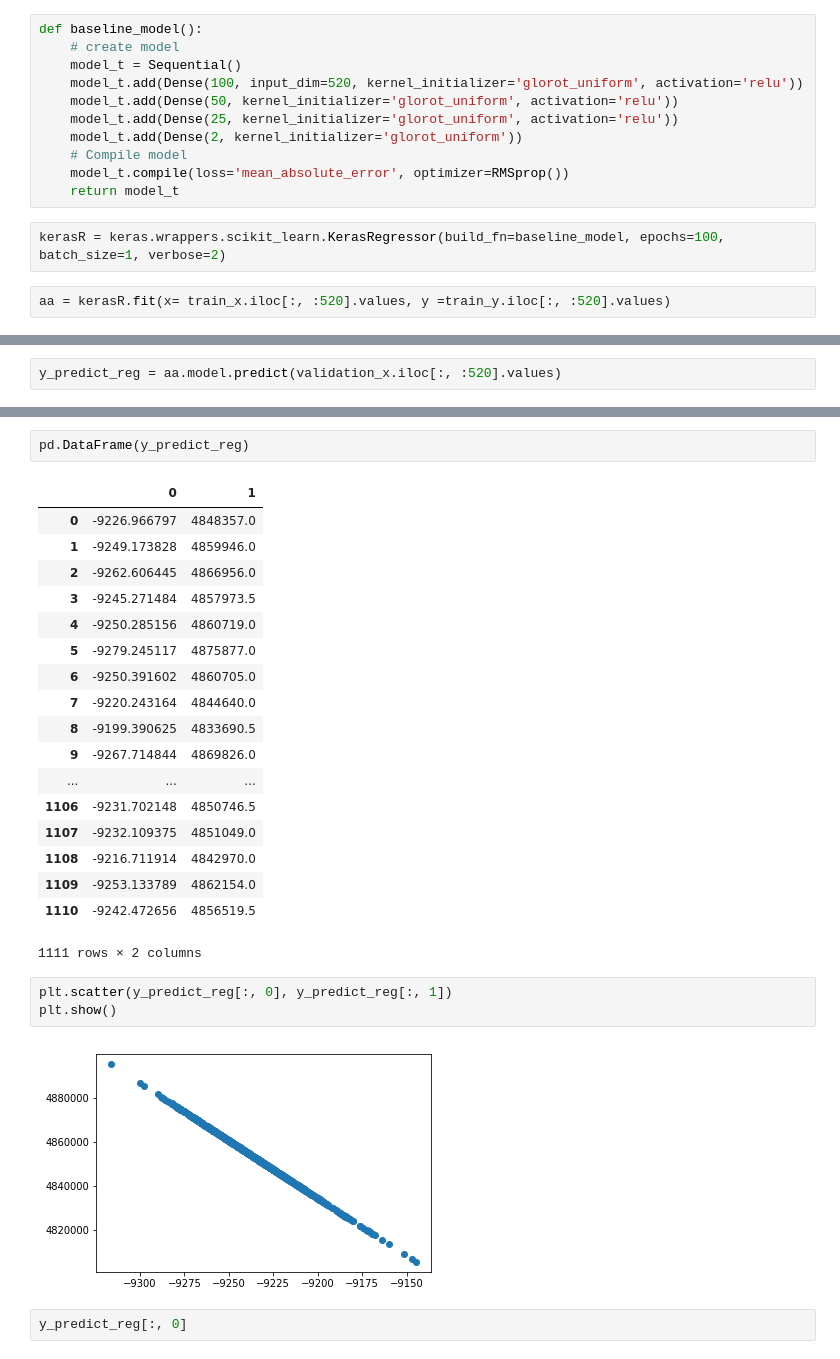
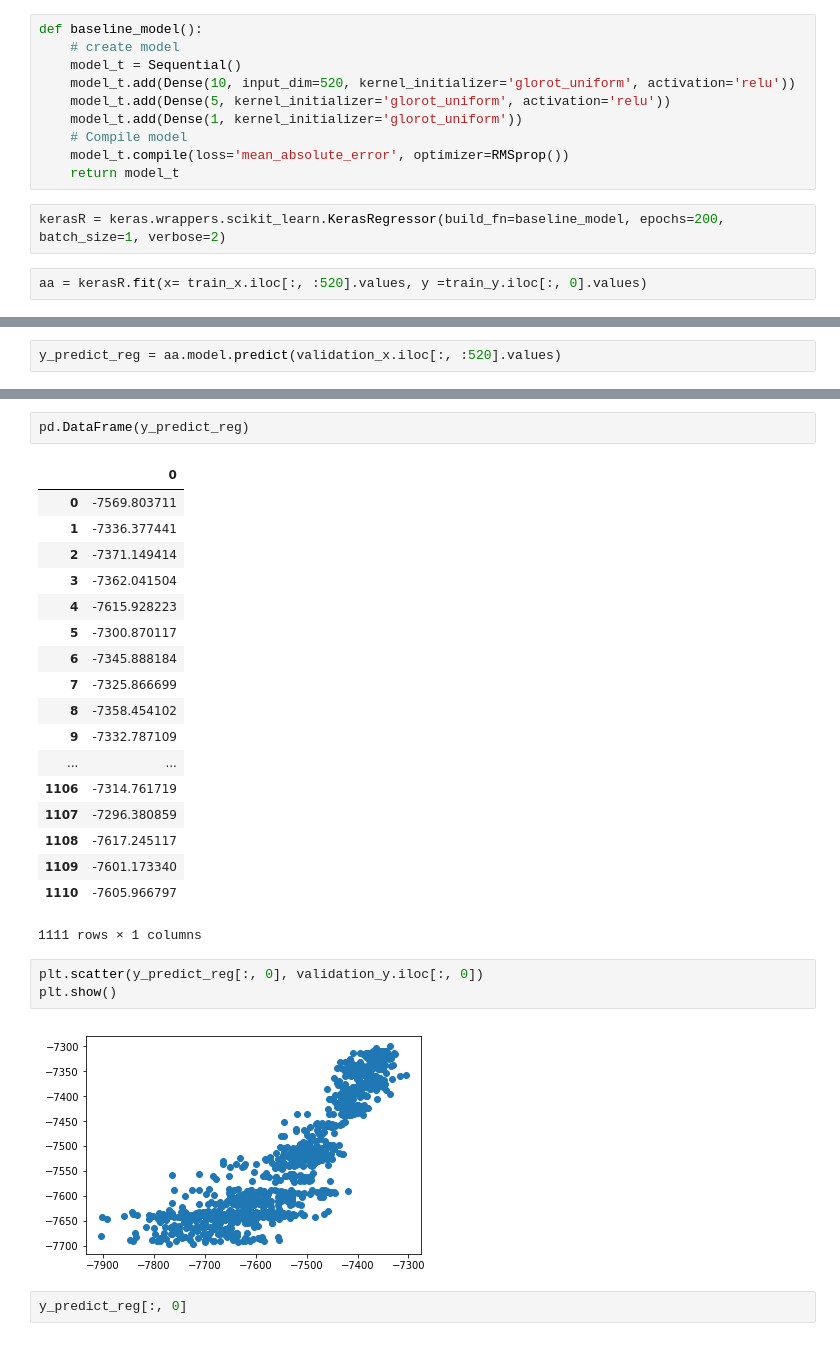
Before and after one commit to JeehunPark/DS, a Jupyter notebook: Python/Wifi/Wifi_locale.ipynb, the cells around one changed output, grey strips where cells are left out. Cells and saved outputs as stored; diff of their text form.

```diff
--- a/Python/Wifi/Wifi_locale.ipynb
+++ b/Python/Wifi/Wifi_locale.ipynb
@@ -439,15 +460,14 @@ array([1, 1, 1, ..., 1, 1, 1], dtype=int64)
 def baseline_model():
     # create model
     model_t = Sequential()
-    model_t.add(Dense(100, input_dim=520, kernel_initializer='glorot_uniform', activation='relu'))
-    model_t.add(Dense(50, kernel_initializer='glorot_uniform', activation='relu'))
-    model_t.add(Dense(25, kernel_initializer='glorot_uniform', activation='relu'))
-    model_t.add(Dense(2, kernel_initializer='glorot_uniform'))
+    model_t.add(Dense(10, input_dim=520, kernel_initializer='glorot_uniform', activation='relu'))
+    model_t.add(Dense(5, kernel_initializer='glorot_uniform', activation='relu'))
+    model_t.add(Dense(1, kernel_initializer='glorot_uniform'))
     # Compile model
     model_t.compile(loss='mean_absolute_error', optimizer=RMSprop())
     return model_t
 # %%
-kerasR = keras.wrappers.scikit_learn.KerasRegressor(build_fn=baseline_model, epochs=100, batch_size=1, verbose=2)
+kerasR = keras.wrappers.scikit_learn.KerasRegressor(build_fn=baseline_model, epochs=200, batch_size=1, verbose=2)
 # %%
-aa = kerasR.fit(x= train_x.iloc[:, :520].values, y =train_y.iloc[:, :520].values)
+aa = kerasR.fit(x= train_x.iloc[:, :520].values, y =train_y.iloc[:, 0].values)
 # %% [output]
@@ -490,29 +505,29 @@ array([[   -9226.96679688,  4848357.        ],
 # %%
 pd.DataFrame(y_predict_reg)
 # %% [output]
-|  | 0 | 1 |
-| 0 | -9226.966797 | 4848357.0 |
-| 1 | -9249.173828 | 4859946.0 |
-| 2 | -9262.606445 | 4866956.0 |
-| 3 | -9245.271484 | 4857973.5 |
-| 4 | -9250.285156 | 4860719.0 |
-| 5 | -9279.245117 | 4875877.0 |
-| 6 | -9250.391602 | 4860705.0 |
-| 7 | -9220.243164 | 4844640.0 |
-| 8 | -9199.390625 | 4833690.5 |
-| 9 | -9267.714844 | 4869826.0 |
-| ... | ... | ... |
-| 1106 | -9231.702148 | 4850746.5 |
-| 1107 | -9232.109375 | 4851049.0 |
-| 1108 | -9216.711914 | 4842970.0 |
-| 1109 | -9253.133789 | 4862154.0 |
-| 1110 | -9242.472656 | 4856519.5 |
+|  | 0 |
+| 0 | -7569.803711 |
+| 1 | -7336.377441 |
+| 2 | -7371.149414 |
+| 3 | -7362.041504 |
+| 4 | -7615.928223 |
+| 5 | -7300.870117 |
+| 6 | -7345.888184 |
+| 7 | -7325.866699 |
+| 8 | -7358.454102 |
+| 9 | -7332.787109 |
+| ... | ... |
+| 1106 | -7314.761719 |
+| 1107 | -7296.380859 |
+| 1108 | -7617.245117 |
+| 1109 | -7601.173340 |
+| 1110 | -7605.966797 |
-1111 rows × 2 columns
+1111 rows × 1 columns
 # %%
-plt.scatter(y_predict_reg[:, 0], y_predict_reg[:, 1])
+plt.scatter(y_predict_reg[:, 0], validation_y.iloc[:, 0])
 plt.show()
 # %% [output]
-[figure, old version]
+[figure, new version]
 # %%
 y_predict_reg[:, 0]
 # %% [output]
```
Also changed, not shown: parts of 5 cells of this notebook.
